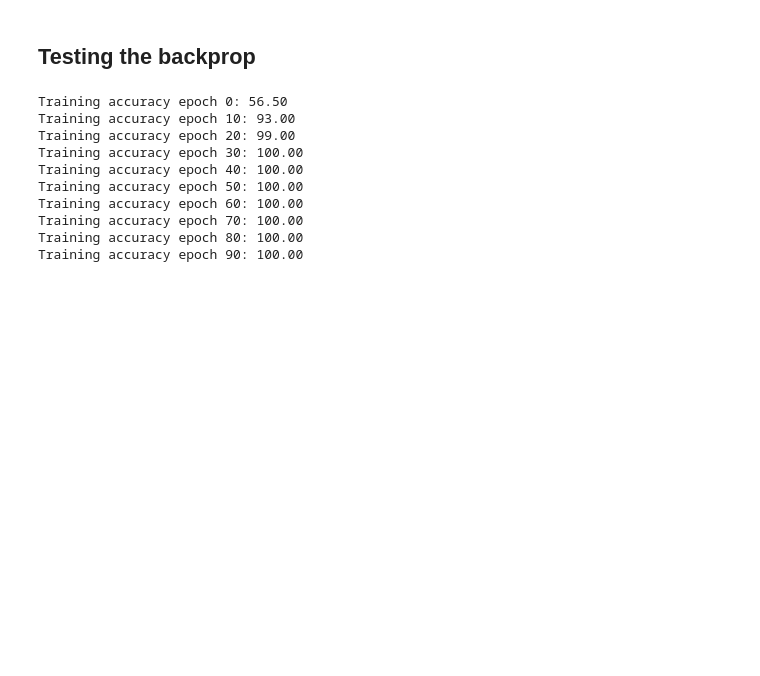
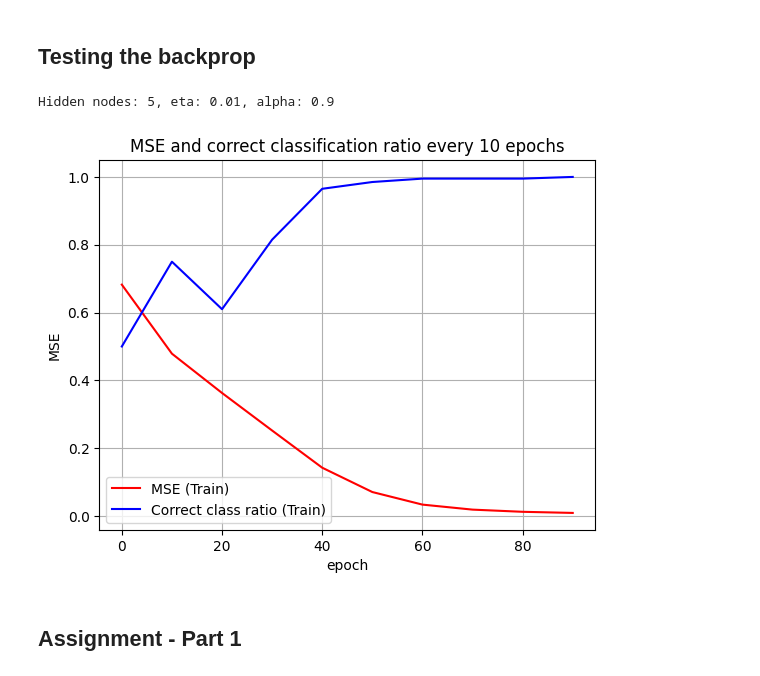
Before and after one commit to sebastians1999/DD2437_ANNs, a Jupyter notebook: lab_1b/main.ipynb, the cells around one changed output. Drawn from its saved outputs; the diff is of its cells as text; code cells hidden in the pictures; blank space fills up the shorter version.

Commit message:
Fixed part 1 maybe of lab1b?

```diff
--- a/lab_1b/main.ipynb
+++ b/lab_1b/main.ipynb
@@ -270,38 +416,10 @@ def mse_network(out, labels):
-# %%
-weights = weight_generator(X_dim_wo_bias=X.shape[0] - 1, hidden_nodes=[5], output_nodes=1)
-v = weights[1][:, :-1]
-
-
-
-def generalised_delta_rule(X, targets, epoch:int = 100, eta:float = 0.01):
-
-    weights = weight_generator(X_dim_wo_bias=X.shape[0] - 1, hidden_nodes=[5], output_nodes=1)
-
-    for i in range(epoch):
-
-
-        activation_list, phi_and_d_phi = forward_pass(X=X, weights=weights)
-
-        deltas = backward_pass(targets=targets, phi_and_d_phi=phi_and_d_phi, weights=weights)
-
-        weights, _ = weight_update_momentum(eta = eta, deltas=deltas, activations=activation_list,weights=weights)
-
-        # Print training accuracy every 10 epochs
-        if i%10 == 0:
-            print("Epoch {} training accuracy : {:.2f}, mse: {:.2f}".format(i, accuracy(activation_list[-1], targets) * 100, ms))
 # %% [markdown]
  ## Testing the backprop
 # %%
-classA, classB, X, targets = data_generator(mA=[2.0, 0.3])
+classA, classB, X, targets, _, _ = data_generator(mA=[2.0, 0.3])
 generalised_delta_rule(X, targets, eta=0.01)
 # %% [output]
-Training accuracy epoch 0: 56.50
-Training accuracy epoch 10: 93.00
-Training accuracy epoch 20: 99.00
-Training accuracy epoch 30: 100.00
-Training accuracy epoch 40: 100.00
-Training accuracy epoch 50: 100.00
-Training accuracy epoch 60: 100.00
-Training accuracy epoch 70: 100.00
-Training accuracy epoch 80: 100.00
-Training accuracy epoch 90: 100.00
+Hidden nodes: 5, eta: 0.01, alpha: 0.9
+[figure, added]
+# %% [markdown]
+## Assignment - Part 1
```
Also changed, not shown: parts of 14 cells of this notebook.
